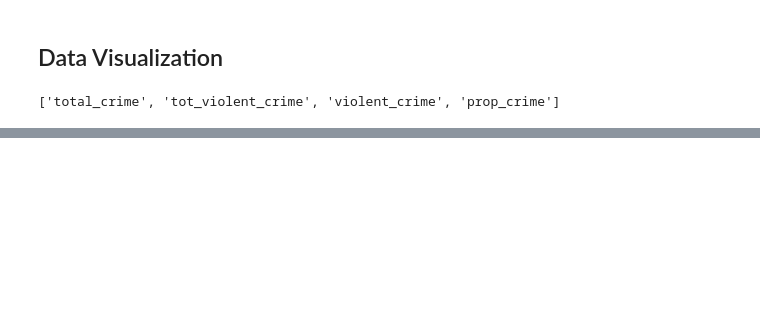
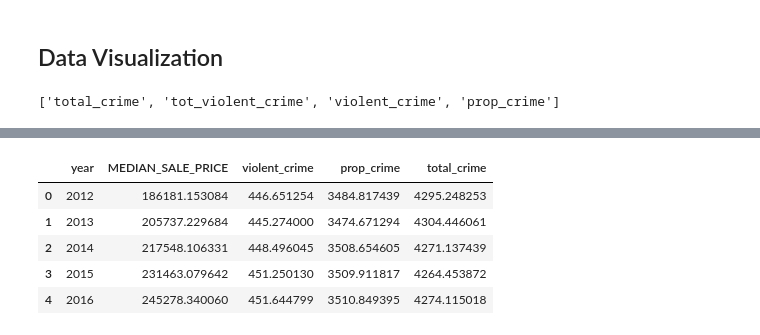
Before and after one commit to QuinnCroc/IS-477, a Jupyter notebook: combine_datasets.ipynb, the cells around one changed output, grey strips where cells are left out. Cells and saved outputs as stored; diff of their text form; code cells hidden in the pictures; blank space fills up the shorter version.

```diff
--- a/combine_datasets.ipynb
+++ b/combine_datasets.ipynb
@@ -122,0 +233,24 @@ Name: MEDIAN_SALE_PRICE, dtype: float64
+# %%
+import pandas as pd
+import seaborn as sns
+import matplotlib.pyplot as plt
+
+# Make sure PERIOD_END is a datetime and create a year column
+merged["year"] = pd.to_datetime(merged["PERIOD_END"]).dt.year
+
+# Average housing prices and crime rates by year
+yearly_trends = (
+    merged
+    .groupby("year")[["MEDIAN_SALE_PRICE", "violent_crime", "prop_crime", "total_crime"]]
+    .mean()
+    .reset_index()
+)
+
+yearly_trends.head()
+# %% [output]
+|  | year | MEDIAN_SALE_PRICE | violent_crime | prop_crime | total_crime |
+| 0 | 2012 | 186181.153084 | 446.651254 | 3484.817439 | 4295.248253 |
+| 1 | 2013 | 205737.229684 | 445.274000 | 3474.671294 | 4304.446061 |
+| 2 | 2014 | 217548.106331 | 448.496045 | 3508.654605 | 4271.137439 |
+| 3 | 2015 | 231463.079642 | 451.250130 | 3509.911817 | 4264.453872 |
+| 4 | 2016 | 245278.340060 | 451.644799 | 3510.849395 | 4274.115018 |
```
Also changed, not shown: parts of 27 cells of this notebook.
